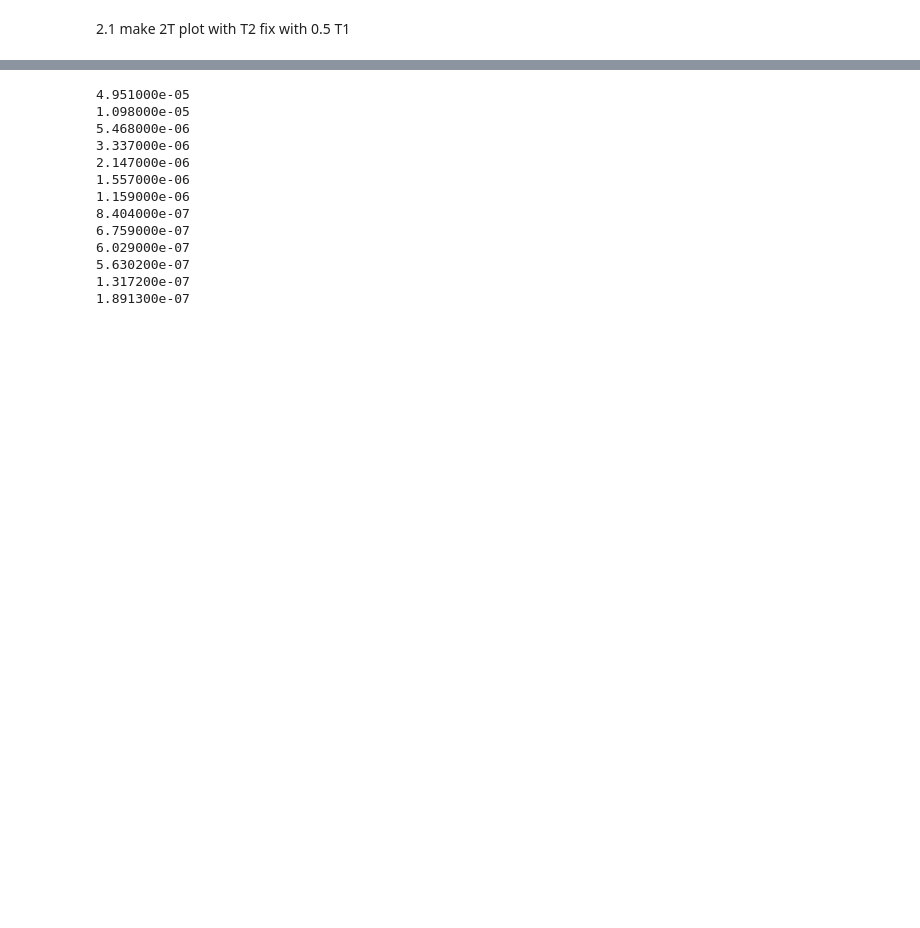
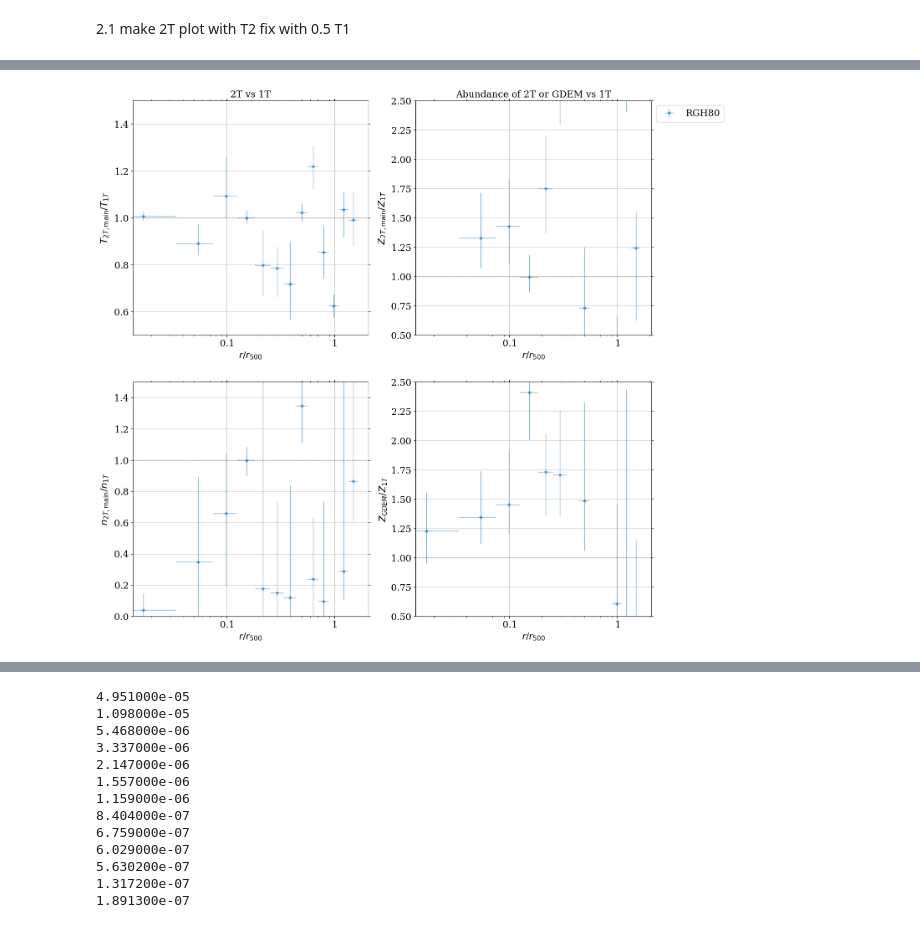
Before and after one commit to yanlingchen1/XGAP-ABUN, a Jupyter notebook: codes/verify_eckert/plot_eckert_results.ipynb, the cells around one changed output, grey strips where cells are left out. Cells and saved outputs as stored; diff of their text form; code cells hidden in the pictures; blank space fills up the shorter version.

```diff
--- a/codes/verify_eckert/plot_eckert_results.ipynb
+++ b/codes/verify_eckert/plot_eckert_results.ipynb
@@ -375,0 +382,96 @@ axs[4].set_ylim(1e-16, 0.1)
+# %%
+dfs_2T = {}
+dfs_GD = {}
+dfs_1T = {}
+
+### RGH80 ####
+pippath = glob(f'/Users/eusracenorth/Documents/work/XGAP-ABUN/data/RGH80/eckert/*/fit_231019/csvs')[0]
+df_pip = pd.read_csv(f'{pippath}/RGH80_annuli_mypar_2T.csv')
+df_pip1 = pd.read_csv(f'{pippath}/RGH80_annuli_mypar.csv')
+df_gadem = pd.read_csv(f'{pippath}/RGH80_annuli_mypar_GADEM.csv')
+src = 'RGH80'
+dfs_2T[src] = df_pip
+dfs_1T[src] = df_pip1
+dfs_GD[src] = df_gadem
+
+#### IDxxx ####
+
+for srcnum in ['3460', '828', '9647']:
+    src = f'ID{srcnum}'
+    pippath = glob(f'/Users/eusracenorth/Documents/work/XGAP-ABUN/data/ID{srcnum}/eckert/ID{srcnum}/*/fit_231019/csvs')[0]
+    df_pip = pd.read_csv(f'{pippath}/SDSSTG{srcnum}_annuli_mypar_2T.csv')
+    df_pip1 = pd.read_csv(f'{pippath}/SDSSTG{srcnum}_annuli_mypar.csv')
+    df_gadem = pd.read_csv(f'{pippath}/SDSSTG{srcnum}_annuli_mypar_GADEM.csv')
+    dfs_2T[src] = df_pip
+    dfs_1T[src] = df_pip1
+    dfs_GD[src] = df_gadem
+
+r500_dict = {'RGH80':7.35216, 'ID3460':7.59404, 'ID828':10.2579, 'ID9647':9.17026}
+syb_dict = {'RGH80':'*', 'ID3460':'+', 'ID828':'x', 'ID9647':'o'}
+
+
+def errprop_div(A, B, delta_A, delta_B):
+    # Calculate the relative error in A/B
+    relative_error = np.sqrt((delta_A / A)**2 + (delta_B / B)**2)
+    return relative_error
+
+
+fig, axs = plt.subplots(2,2, figsize=(16,16))
+
+for i, src in enumerate(['RGH80']): # enumerate(r500_dict.keys())
+
+    binmid = (dfs_1T[src]['rlo'] + dfs_1T[src]['rhi'])/2
+    binstep = np.diff(np.insert(np.array(df_pip['rhi']),0,0))/2
+    r500 = r500_dict[src]
+    binmid = binmid/r500
+    binstep = binstep/r500
+
+    ## 0,0: T1 in 2T/T in 1T
+    yerrlo = errprop_div(dfs_2T[src]['T-value'], dfs_1T[src]['T-value'], dfs_2T[src]['T-errlo'], dfs_1T[src]['T-errlo'])
+    yerrhi = errprop_div(dfs_2T[src]['T-value'], dfs_1T[src]['T-value'], dfs_2T[src]['T-errhi'], dfs_1T[src]['T-errhi'])
+    yerrlo = np.where((yerrlo<0)|(yerrlo>20), 0, yerrlo)
+    yerrhi = np.where((yerrhi<0)|(yerrhi>20), 0, yerrhi)
+    axs[0,0].errorbar(binmid, dfs_2T[src]['T-value']/dfs_1T[src]['T-value'], xerr = binstep, yerr = (yerrlo, yerrhi), fmt = syb_dict[src], label = src, alpha = 0.6)
+    axs[0,0].set_title('2T vs 1T')
+    axs[0,0].set_ylabel('$T_{2T, \\rm main}/T_{1T}$')
+    axs[0,0].set_xlabel('$r/r_{500}$')
+    axs[0,0].set_ylim(0.5,1.5)
+    axs[0,0].set_xscale('log')
+    axs[0,0].axhline(1, linestyle = 'dashed', color= 'k', alpha = 0.3)
+    ## 1,0: n1 in 2T/n in 1T
+    yerrlo = errprop_div(dfs_2T[src]['n-value'], dfs_1T[src]['n-value'], dfs_2T[src]['n-errlo'], dfs_1T[src]['n-errlo'])
+    yerrhi = errprop_div(dfs_2T[src]['n-value'], dfs_1T[src]['n-value'], dfs_2T[src]['n-errhi'], dfs_1T[src]['n-errhi'])
+    yerrlo = np.where((yerrlo<0)|(yerrlo>100), 0, yerrlo)
+    yerrhi = np.where((yerrhi<0)|(yerrhi>100), 0, yerrhi)
+    axs[1,0].errorbar(binmid, dfs_2T[src]['n-value']/dfs_1T[src]['n-value'], xerr = binstep, yerr = (yerrlo, yerrhi), fmt = syb_dict[src], label = src, alpha = 0.6)
+    axs[1,0].set_ylabel('$n_{2T, \\rm main}/n_{1T}$')
+    axs[1,0].set_xlabel('$r/r_{500}$')
+    axs[1,0].set_ylim(0,1.5)
+    axs[1,0].set_xscale('log')
+    axs[1,0].axhline(1, linestyle = 'dashed', color= 'k', alpha = 0.3)
+
+    ## 0,1: Z_2T/Z_1T
+    yerrlo = errprop_div(dfs_2T[src]['Z-value'], dfs_1T[src]['Z-value'], dfs_2T[src]['Z-errlo'], dfs_1T[src]['Z-errlo'])
+    yerrhi = errprop_div(dfs_2T[src]['Z-value'], dfs_1T[src]['Z-value'], dfs_2T[src]['Z-errhi'], dfs_1T[src]['Z-errhi'])
+    yerrlo = np.where((yerrlo<0)|(yerrlo>20), 0, yerrlo)
+    yerrhi = np.where((yerrhi<0)|(yerrhi>20), 0, yerrhi)
+    axs[0,1].errorbar(binmid, dfs_2T[src]['Z-value']/dfs_1T[src]['Z-value'], xerr = binstep, yerr = (yerrlo, yerrhi), fmt = syb_dict[src], label = src, alpha = 0.6)
+    axs[0,1].set_title('Abundance of 2T or GDEM vs 1T')
+    axs[0,1].set_ylabel('$Z_{2T, \\rm main}/Z_{1T}$')
+    axs[0,1].set_xlabel('$r/r_{500}$')
+    axs[0,1].set_ylim(0.5,2.5)
+    axs[0,1].set_xscale('log')
+    axs[0,1].axhline(1, linestyle = 'dashed', color= 'k', alpha = 0.3)
+    ## 1,1: Z_GD/Z_1T
+    yerrlo = errprop_div(dfs_GD[src]['Z-value'], dfs_1T[src]['Z-value'], dfs_GD[src]['Z-errlo'], dfs_1T[src]['Z-errlo'])
+    yerrhi = errprop_div(dfs_GD[src]['Z-value'], dfs_1T[src]['Z-value'], dfs_GD[src]['Z-errhi'], dfs_1T[src]['Z-errhi'])
+    yerrlo = np.where((yerrlo<0)|(yerrlo>20), 0, yerrlo)
+    yerrhi = np.where((yerrhi<0)|(yerrhi>20), 0, yerrhi)
+    axs[1,1].errorbar(binmid, dfs_GD[src]['Z-value']/dfs_1T[src]['Z-value'], xerr = binstep, yerr = (yerrlo, yerrhi), fmt = syb_dict[src], label = src, alpha = 0.6)
+    axs[1,1].set_ylabel('$Z_{GDEM}/Z_{1T}$')
+    axs[1,1].set_xlabel('$r/r_{500}$')
+    axs[1,1].set_ylim(0.5,2.5)
+    axs[1,1].set_xscale('log')
+    axs[1,1].axhline(1, linestyle = 'dashed', color= 'k', alpha = 0.3)
+axs[0,1].legend(loc='upper left', bbox_to_anchor=(1, 1))
+# %% [output]
@@ -375,0 +479 @@ axs[4].set_ylim(1e-16, 0.1)
+[figure, added]
```
Also changed, not shown: parts of 7 cells of this notebook, 56 other files.
